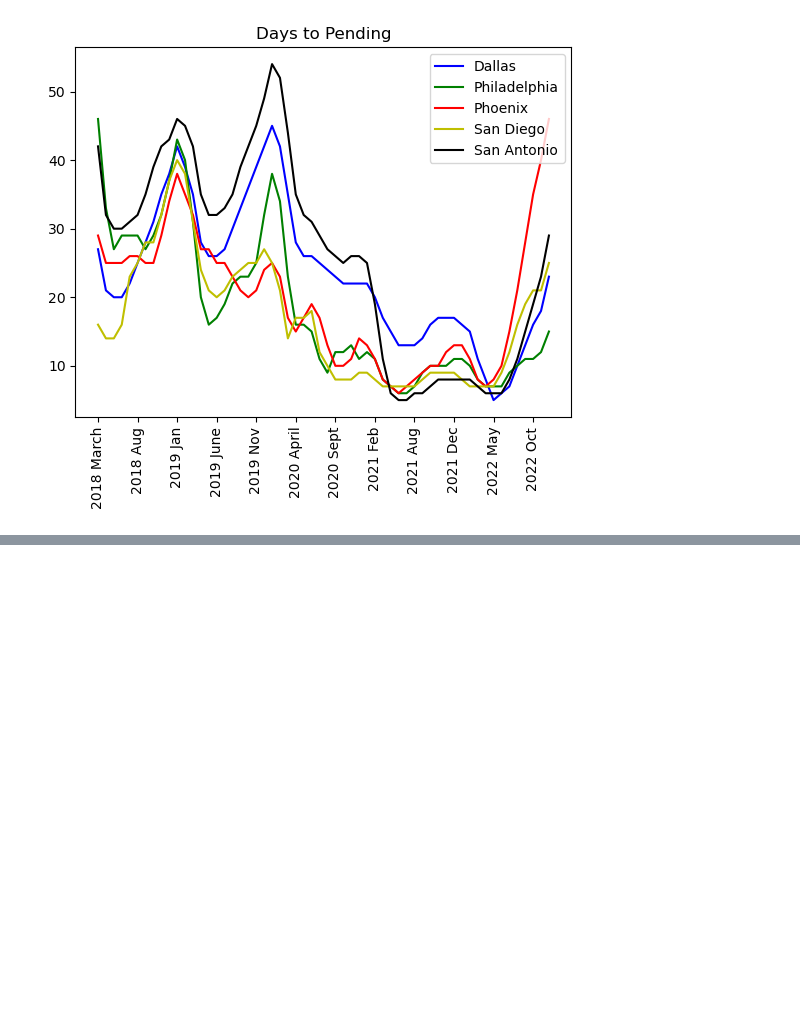
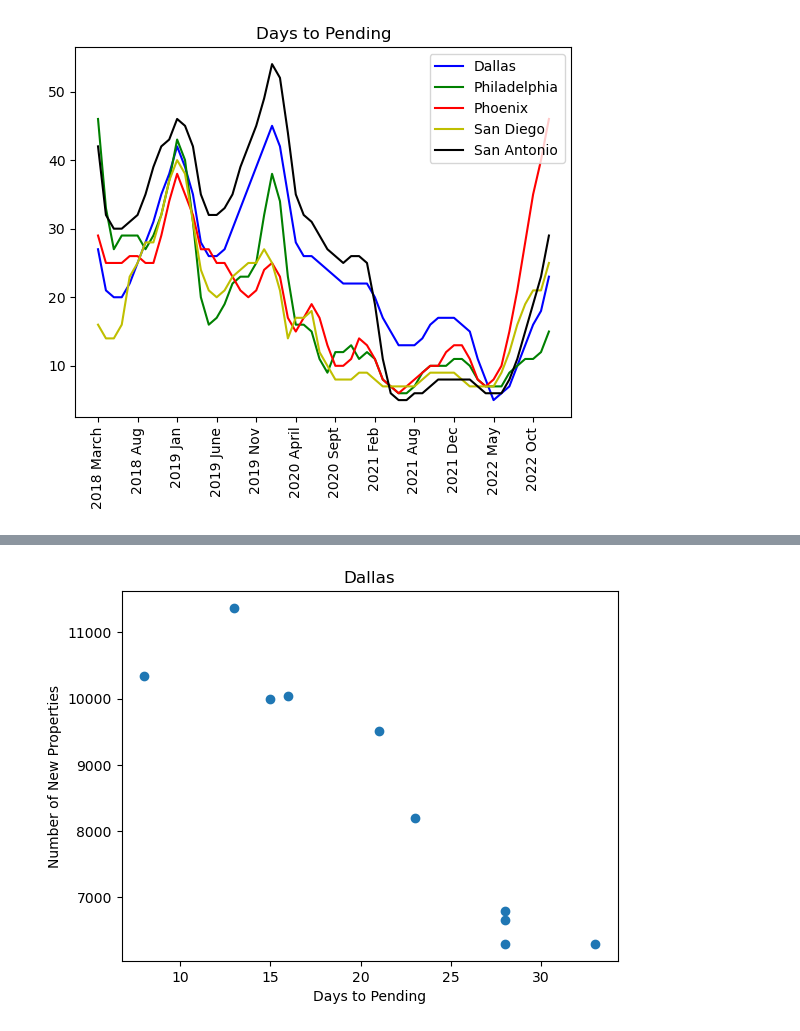
Before and after one commit to JoseMelvin-Calleja/Group-4-Project-1, a Jupyter notebook: Combined Notebook.ipynb, the cells around one changed output, grey strips where cells are left out. Saved outputs shown, nothing was run; the diff lists cells and outputs as text; code cells hidden in the pictures; blank space fills up the shorter version.

```diff
--- a/Combined Notebook.ipynb
+++ b/Combined Notebook.ipynb
@@ -1079,0 +1220,9 @@ plt.legend()
+# %%
+plt.scatter(df_merged.iloc[0,0:10],df_merged.iloc[0,10:20])
+plt.xlabel('Days to Pending')
+plt.ylabel('Number of New Properties')
+plt.title('Dallas')
+# Show plot
+plt.show()
+# %% [output]
+[figure, added]
```
Also changed, not shown: parts of 12 cells of this notebook, 1 other file.
